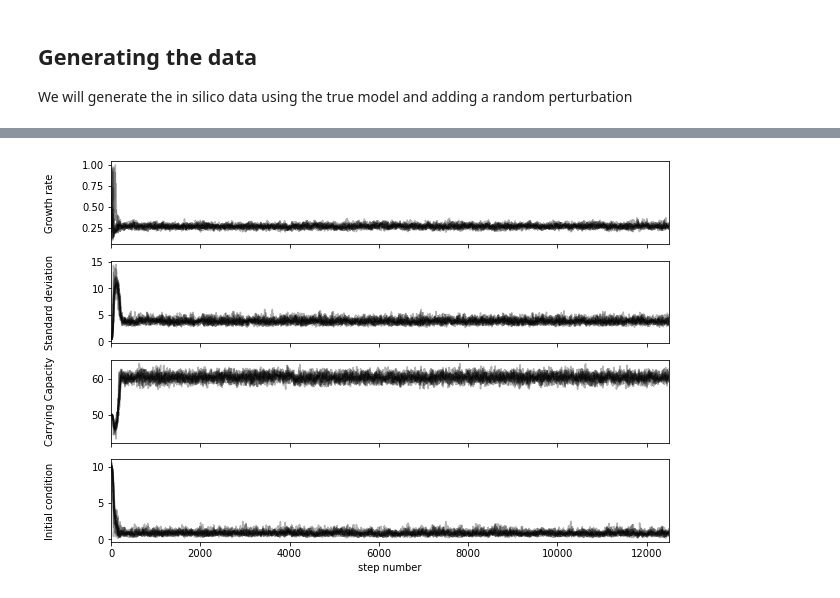
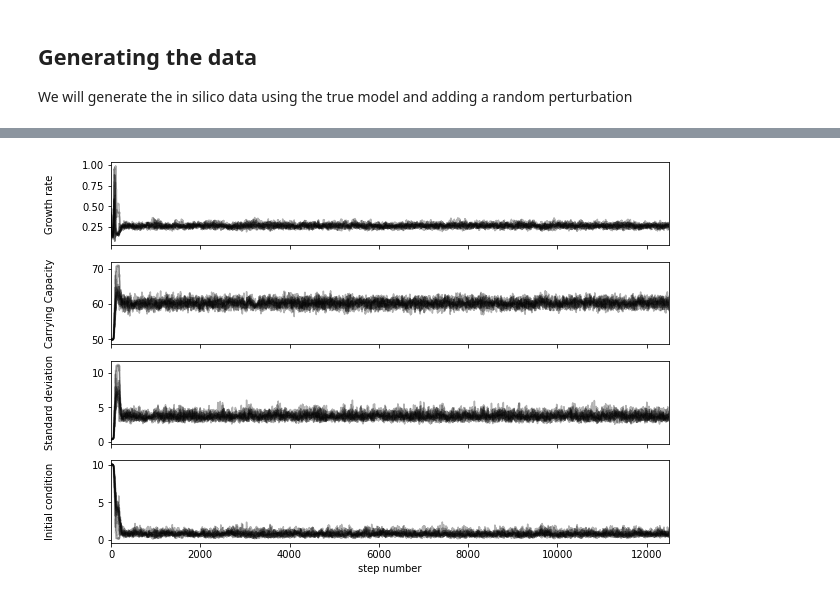
Before and after one commit to Ernesto-Lima/VeraoLNCC2021, a Jupyter notebook: day03_calibration.ipynb, the cells around one changed output, grey strips where cells are left out. Cells and saved outputs as stored; diff of their text form; code cells hidden in the pictures.

```diff
--- a/day03_calibration.ipynb
+++ b/day03_calibration.ipynb
@@ -55 +112,7 @@ def log_likelihood(theta, times, y):
+# %%
+def log_likelihood_ic(theta, times, y):
+    cal_growth, cal_carry, cal_std, cal_ic = theta
+    model = odeint(control_tumor, t=times, y0=cal_ic, args=tuple([[cal_growth,cal_carry]]))
+    variance = cal_std*cal_std
+    return -0.5 * np.sum((y - model) ** 2 / variance + np.log(2*np.pi) + np.log(variance))
 # %%
@@ -90,6 +158,0 @@ Carrying capacity % error = 5.889
-# %%
-def log_likelihood_ic(theta, times, y):
-    cal_growth, cal_std , cal_carry, cal_ic = theta
-    model = odeint(control_tumor, t=times, y0=cal_ic, args=tuple([[cal_growth,cal_carry]]))
-    variance = cal_std*cal_std
-    return -0.5 * np.sum((y - model) ** 2 / variance + np.log(variance))
@@ -135,7 +174,7 @@ Initial condition % error = 25.810
 # %%
 def log_prior(theta):
-    cal_growth, cal_std, cal_carry, cal_ic = theta
-    if 0.0 < cal_growth < 1.0 and 0.1 < cal_std < 50.0 and 10.0 < cal_carry < 120.0 and 0.1 < cal_ic < 20.0:
+    cal_growth, cal_carry, cal_std, cal_ic = theta
+    if 0.0 < cal_growth < 1.0 and 10.0 < cal_carry < 120.0 and 0.1 < cal_std < 50.0 and 0.1 < cal_ic < 20.0:
         return 0.0
     return -np.inf
 # %%
@@ -145,7 +184,7 @@ def log_probability(theta, times, y):
         return -np.inf
     return lp + log_likelihood_ic(theta, times, y)
 # %%
-mean_g = np.array([0.4, 0.3, 50.0, 10.0])
+mean_g = np.array([0.4, 50.0, 0.3, 10.0])
 pos = mean_g + 1e-2 * np.random.randn(10,4)
 # %%
 nwalkers, ndim = pos.shape
@@ -154,17 +193,17 @@ sampler.run_mcmc(pos, 12500, progress=True);
 # %%
 fig, axes = plt.subplots(4, figsize=(10, 7), sharex=True)
 samples = sampler.get_chain()
-labels = ["Growth rate", "Standard deviation", "Carrying Capacity", "Initial condition"]
+labels = ["Growth rate", "Carrying Capacity", "Standard deviation", "Initial condition"]
 for i in range(ndim):
     ax = axes[i]
     ax.plot(samples[:, :, i], "k", alpha=0.3)
     ax.set_xlim(0, len(samples))
     ax.set_ylabel(labels[i])
     ax.yaxis.set_label_coords(-0.1, 0.5)
 
 axes[-1].set_xlabel("step number");
 # %% [output]
-[figure, old version]
+[figure, new version]
 # %%
 tau = sampler.get_autocorr_time()
 print(tau)
```
Also changed, not shown: parts of 17 cells of this notebook, 1 other file.
